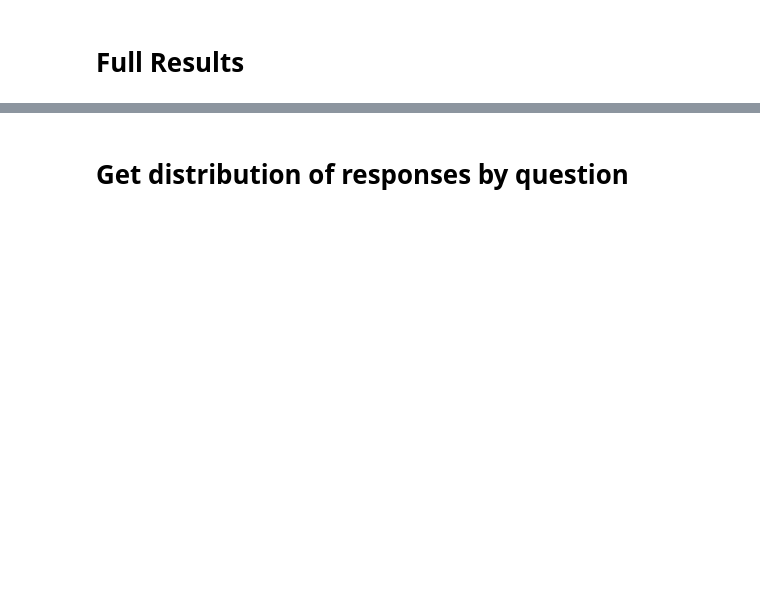
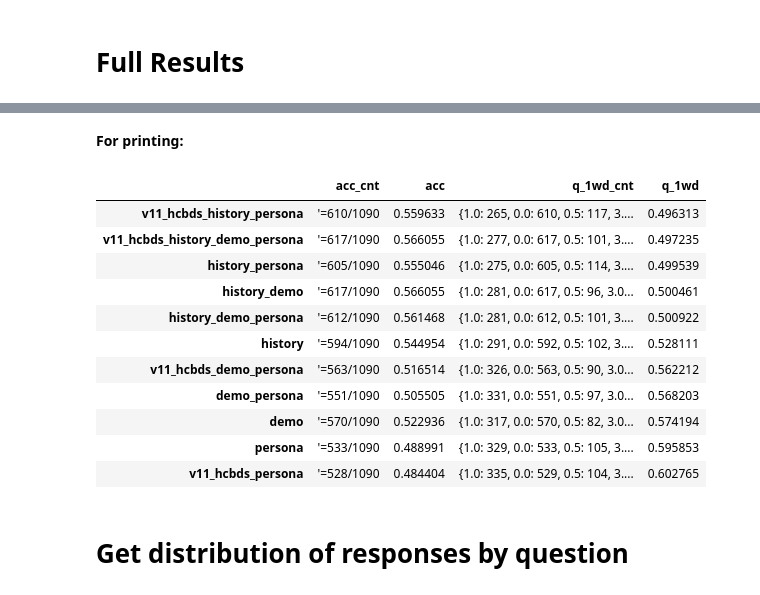
Before and after one commit to liamjxu/pump_code, a Jupyter notebook: pump/experiment/eval.ipynb, the cells around one changed output, grey strips where cells are left out. Saved outputs shown, nothing was run; the diff lists cells and outputs as text; code cells hidden in the pictures; blank space fills up the shorter version.

```diff
--- a/pump/experiment/eval.ipynb
+++ b/pump/experiment/eval.ipynb
@@ -323,3 +341,21 @@ merged_df
+# %% [markdown]
+**For printing:**
+# %%
+merged_df['acc_cnt'] = merged_df['acc_cnt'].apply(lambda x: '\''+str(x))
+merged_df
+# %% [output]
+|  | acc_cnt | acc | q_1wd_cnt | q_1wd |
+| v11_hcbds_history_persona | '=610/1090 | 0.559633 | {1.0: 265, 0.0: 610, 0.5: 117, 3.... | 0.496313 |
+| v11_hcbds_history_demo_persona | '=617/1090 | 0.566055 | {1.0: 277, 0.0: 617, 0.5: 101, 3.... | 0.497235 |
+| history_persona | '=605/1090 | 0.555046 | {1.0: 275, 0.0: 605, 0.5: 114, 3.... | 0.499539 |
+| history_demo | '=617/1090 | 0.566055 | {1.0: 281, 0.0: 617, 0.5: 96, 3.0... | 0.500461 |
+| history_demo_persona | '=612/1090 | 0.561468 | {1.0: 281, 0.0: 612, 0.5: 101, 3.... | 0.500922 |
+| history | '=594/1090 | 0.544954 | {1.0: 291, 0.0: 592, 0.5: 102, 3.... | 0.528111 |
+| v11_hcbds_demo_persona | '=563/1090 | 0.516514 | {1.0: 326, 0.0: 563, 0.5: 90, 3.0... | 0.562212 |
+| demo_persona | '=551/1090 | 0.505505 | {1.0: 331, 0.0: 551, 0.5: 97, 3.0... | 0.568203 |
+| demo | '=570/1090 | 0.522936 | {1.0: 317, 0.0: 570, 0.5: 82, 3.0... | 0.574194 |
+| persona | '=533/1090 | 0.488991 | {1.0: 329, 0.0: 533, 0.5: 105, 3.... | 0.595853 |
+| v11_hcbds_persona | '=528/1090 | 0.484404 | {1.0: 335, 0.0: 529, 0.5: 104, 3.... | 0.602765 |
 # %% [markdown]
 # Get distribution of responses by question
 # %%
```
Also changed, not shown: parts of 11 cells of this notebook, 1 other file.
